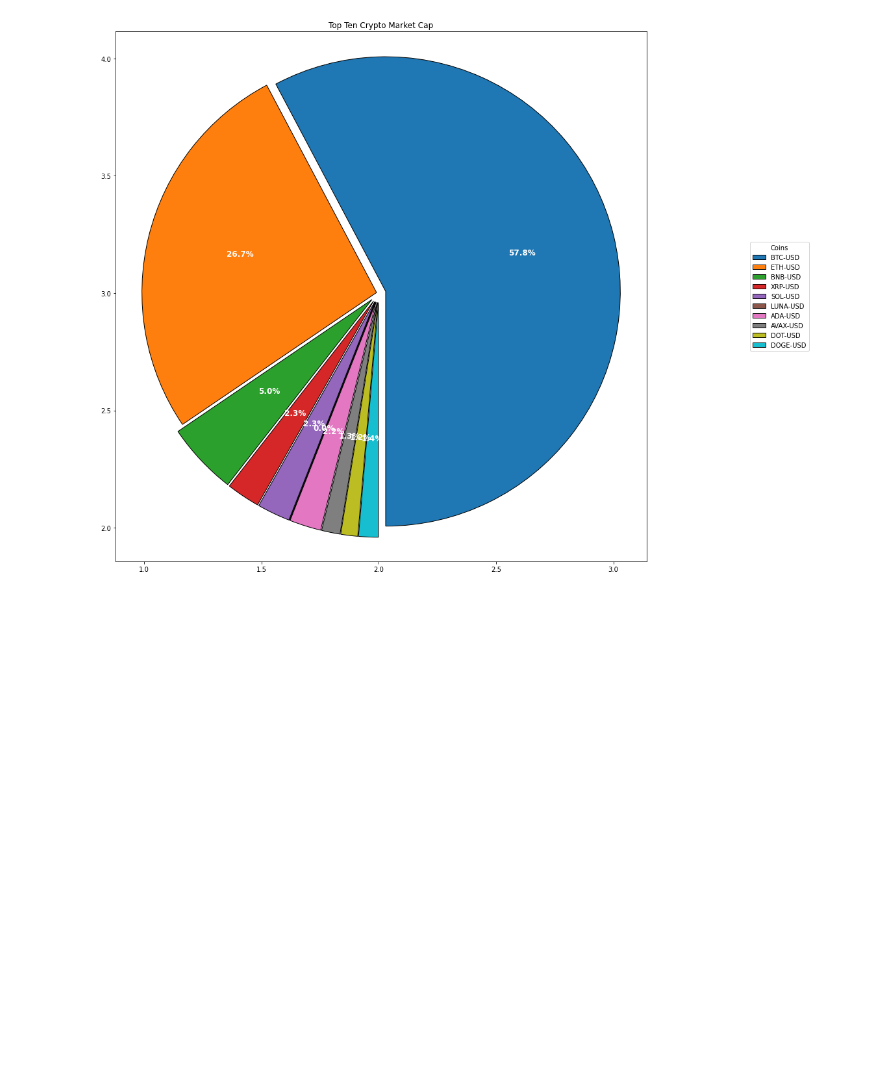
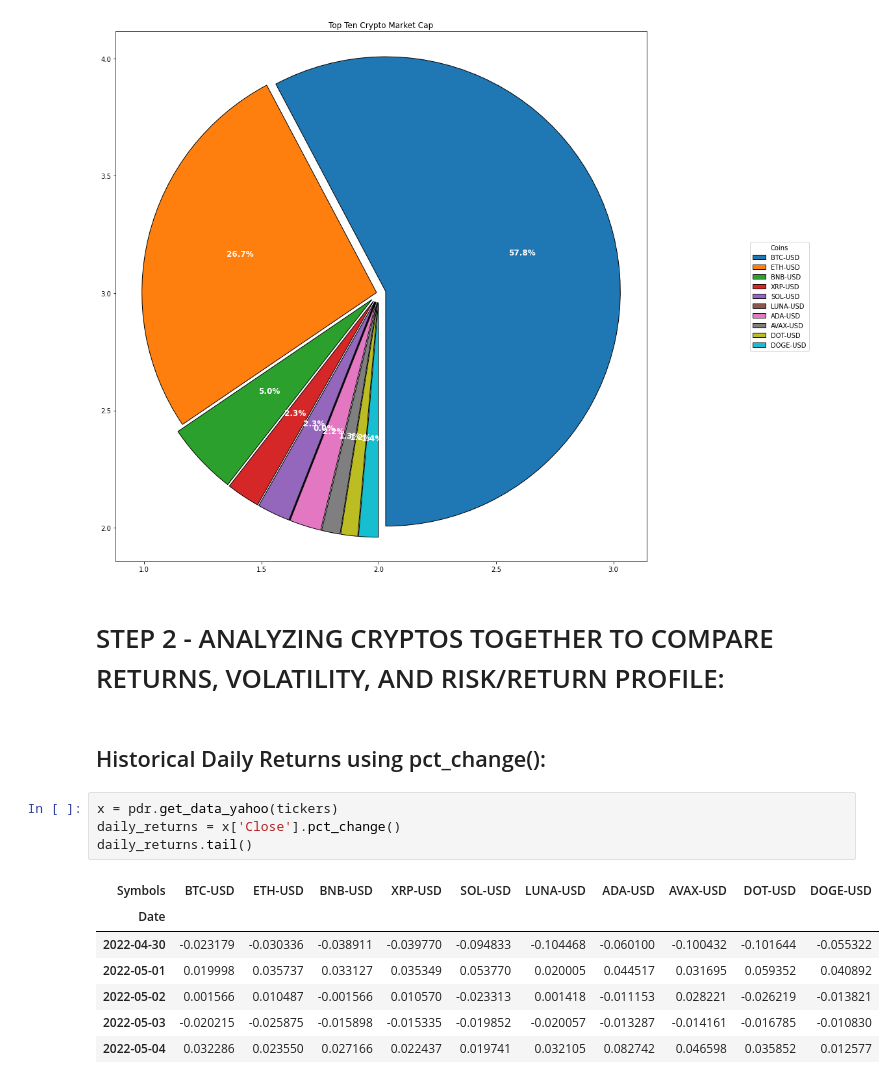
Before and after one commit to doble196/CRYVESTO, a Jupyter notebook: cryvesto_api.ipynb, the cells around one changed output. Cells and saved outputs as stored; diff of their text form; blank space fills up the shorter version.

Commit message:
Step 1 & 2_1 cryvesto

```diff
--- a/cryvesto_api.ipynb
+++ b/cryvesto_api.ipynb
@@ -100,3 +106,19 @@ ax.set_title("Top Ten Crypto Market Cap")
 plt.show()
 # %% [output]
 [figure]
+# %% [markdown]
+# STEP 2 - ANALYZING CRYPTOS TOGETHER TO COMPARE RETURNS, VOLATILITY, AND RISK/RETURN PROFILE:
+# %% [markdown]
+## Historical Daily Returns using pct_change():
+# %%
+x = pdr.get_data_yahoo(tickers)
+daily_returns = x['Close'].pct_change()
+daily_returns.tail()
+# %% [output]
+| Symbols | BTC-USD | ETH-USD | BNB-USD | XRP-USD | SOL-USD | LUNA-USD | ADA-USD | AVAX-USD | DOT-USD | DOGE-USD |
+| Date |  |  |  |  |  |  |  |  |  |  |
+| 2022-04-30 | -0.023179 | -0.030336 | -0.038911 | -0.039770 | -0.094833 | -0.104468 | -0.060100 | -0.100432 | -0.101644 | -0.055322 |
+| 2022-05-01 | 0.019998 | 0.035737 | 0.033127 | 0.035349 | 0.053770 | 0.020005 | 0.044517 | 0.031695 | 0.059352 | 0.040892 |
+| 2022-05-02 | 0.001566 | 0.010487 | -0.001566 | 0.010570 | -0.023313 | 0.001418 | -0.011153 | 0.028221 | -0.026219 | -0.013821 |
+| 2022-05-03 | -0.020215 | -0.025875 | -0.015898 | -0.015335 | -0.019852 | -0.020057 | -0.013287 | -0.014161 | -0.016785 | -0.010830 |
+| 2022-05-04 | 0.032286 | 0.023550 | 0.027166 | 0.022437 | 0.019741 | 0.032105 | 0.082742 | 0.046598 | 0.035852 | 0.012577 |
```
Also changed, not shown: parts of 14 cells of this notebook.
